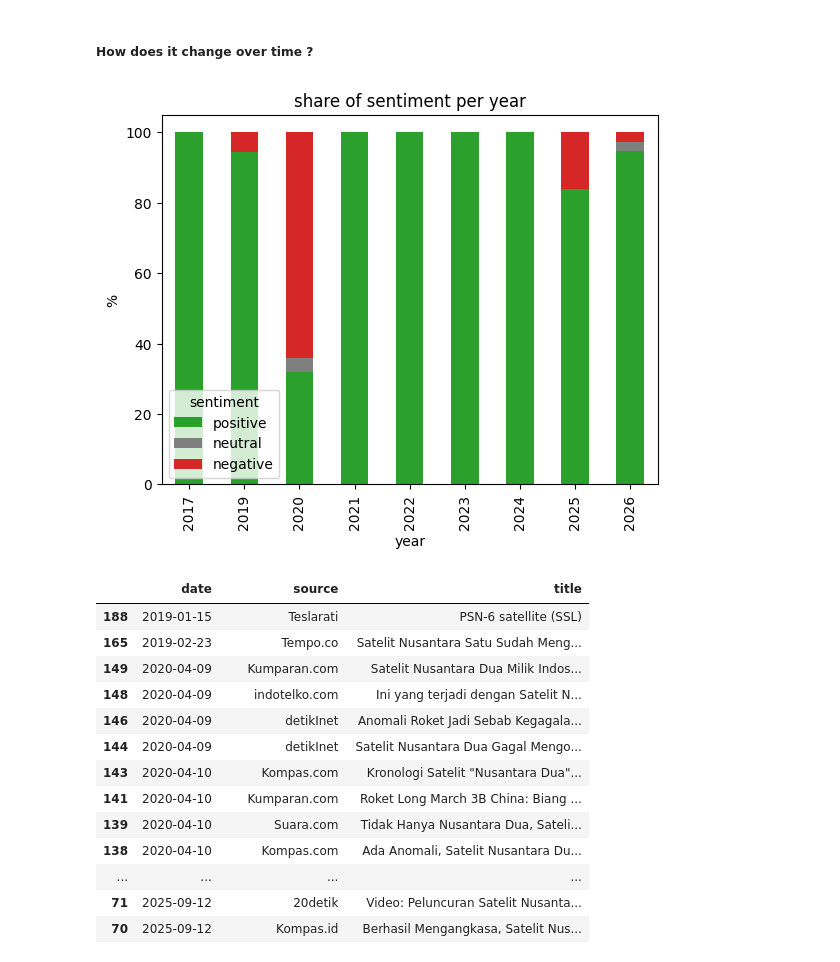
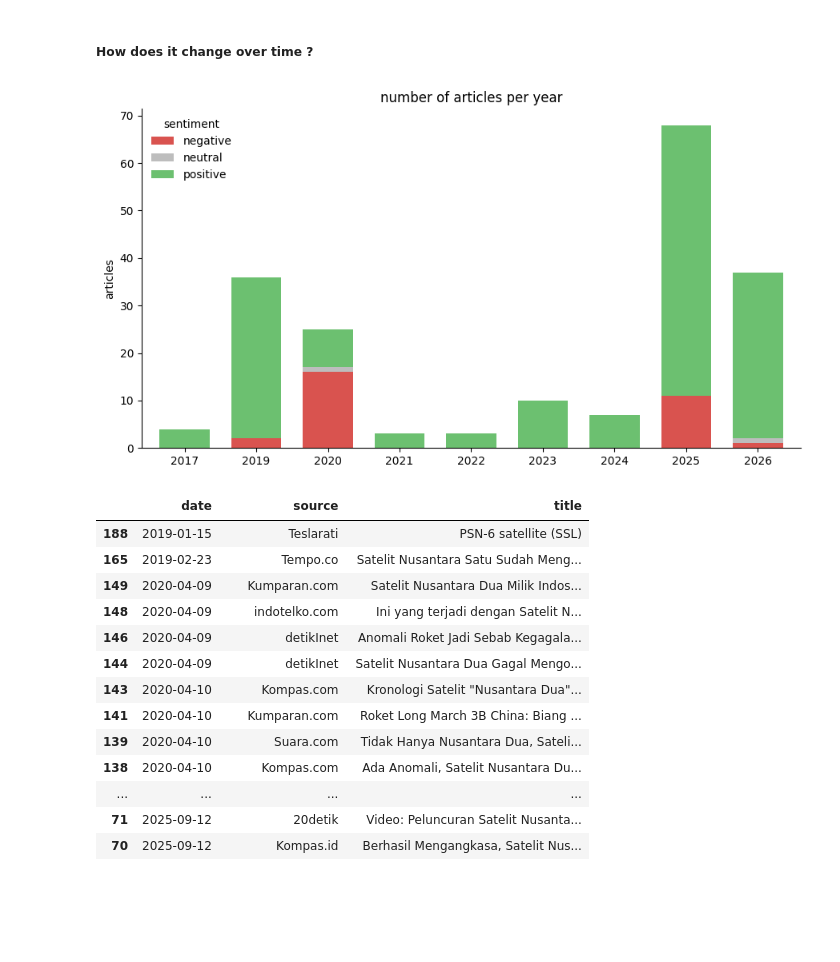
Before and after one commit to lTsumetai/PSN-Article-Sentiment-Analysis, a Jupyter notebook: Article_Sentiment_Analysis.ipynb, the cells around one changed output. Cells and saved outputs as stored; diff of their text form; code cells hidden in the pictures; blank space fills up the shorter version.

Commit message:
revamping the chart from chapter 7 and fixes markdown from the updated stopword removal

```diff
--- a/Article_Sentiment_Analysis.ipynb
+++ b/Article_Sentiment_Analysis.ipynb
@@ -721,15 +721,21 @@ Coverage of PSN leans more towards positive, and negative articles are a small m
 # %%
 order = ["positive", "neutral", "negative"]
 year_counts = pd.crosstab(df["year"], df["sentiment"]).reindex(columns=order, fill_value=0)
-# %%
-year_percent = year_counts.div(year_counts.sum(axis=1), axis=0) * 100
-
-year_percent.plot(kind="bar", stacked=True, color=["tab:green", "tab:gray", "tab:red"])
-plt.title("share of sentiment per year")
-plt.ylabel("%")
-plt.show()
-# %% [output]
-[figure, removed]
+# %%
+ax = year_counts[["negative", "neutral", "positive"]].plot(
+    kind="bar", stacked=True, figsize=(9, 5), width=0.7,
+    color=["#d9534f", "#bdbdbd", "#6cc070"])
+ax.set_title("number of articles per year")
+ax.set_ylabel("articles")
+ax.set_xlabel("")
+ax.legend(title="sentiment", frameon=False)
+ax.spines["top"].set_visible(False)
+ax.spines["right"].set_visible(False)
+plt.xticks(rotation=0)
+plt.tight_layout()
+plt.show()
+# %% [output]
+[figure, added]
 # %%
 neg = df[df["sentiment"] == "negative"].sort_values("published").copy()
 neg["date"] = neg["published"].dt.date
```
Also changed, not shown: parts of 1 cell of this notebook.
